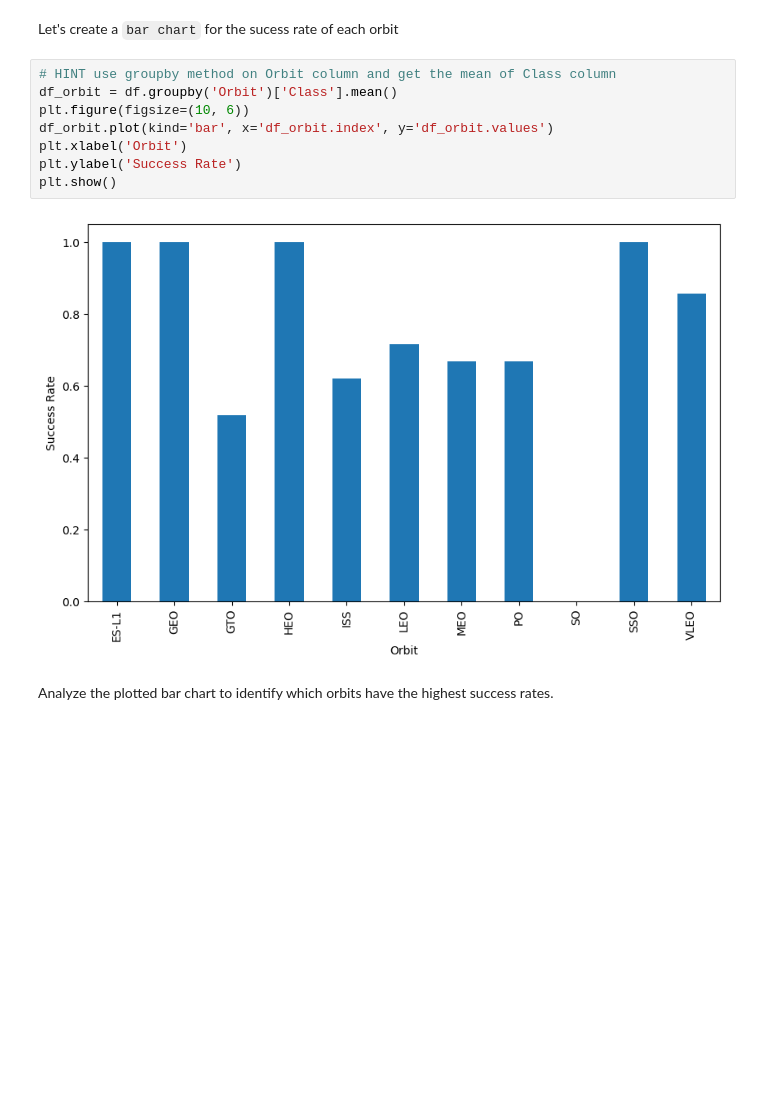
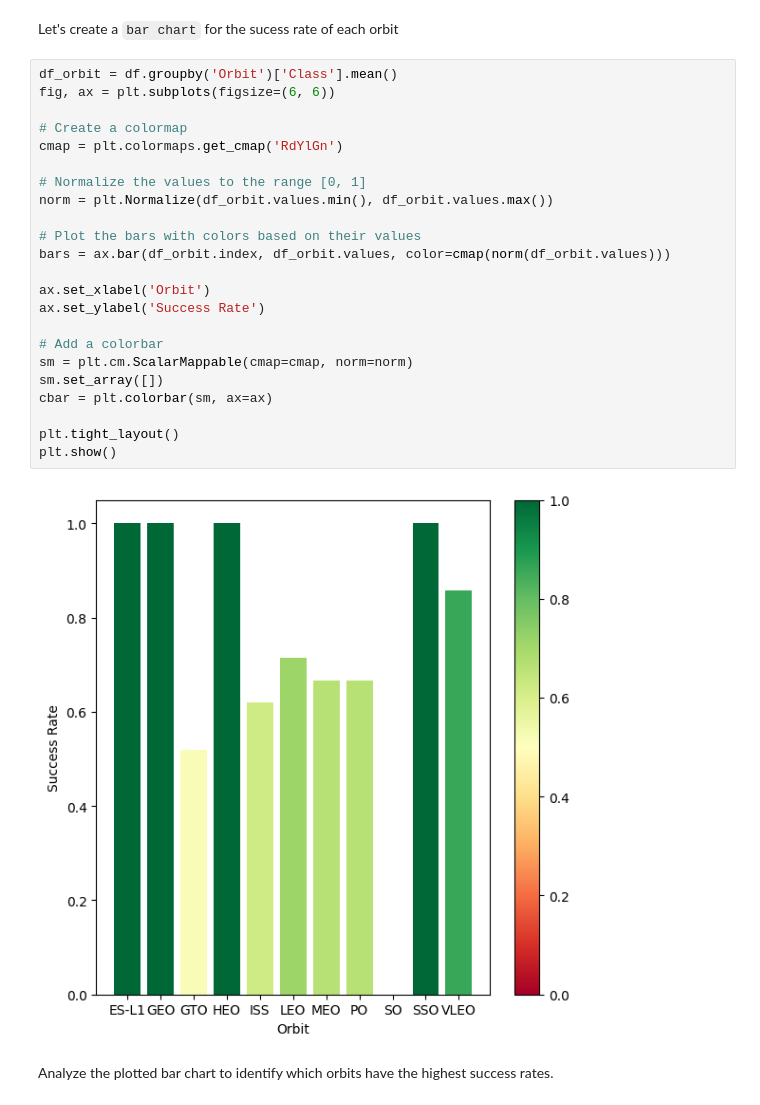
Before and after one commit to GeminiSaeed/SpaceY, a Jupyter notebook: SpaceX_EDA_Data_Visualization.ipynb, the cells around one changed output. Cells and saved outputs as stored; diff of their text form; blank space fills up the shorter version.

```diff
--- a/SpaceX_EDA_Data_Visualization.ipynb
+++ b/SpaceX_EDA_Data_Visualization.ipynb
@@ -124,16 +116,31 @@ Now if you observe Payload Mass Vs. Launch Site scatter point chart you will fin
 Next, we want to visually check if there are any relationship between success rate and orbit type.
 # %% [markdown]
 Let's create a `bar chart` for the sucess rate of each orbit
-# %%
-# HINT use groupby method on Orbit column and get the mean of Class column
-df_orbit = df.groupby('Orbit')['Class'].mean()
-plt.figure(figsize=(10, 6))
-df_orbit.plot(kind='bar', x='df_orbit.index', y='df_orbit.values')
-plt.xlabel('Orbit')
-plt.ylabel('Success Rate')
-plt.show()
-# %% [output]
-[figure, removed]
+# %%
+df_orbit = df.groupby('Orbit')['Class'].mean()
+fig, ax = plt.subplots(figsize=(6, 6))
+
+# Create a colormap
+cmap = plt.colormaps.get_cmap('RdYlGn')
+
+# Normalize the values to the range [0, 1]
+norm = plt.Normalize(df_orbit.values.min(), df_orbit.values.max())
+
+# Plot the bars with colors based on their values
+bars = ax.bar(df_orbit.index, df_orbit.values, color=cmap(norm(df_orbit.values)))
+
+ax.set_xlabel('Orbit')
+ax.set_ylabel('Success Rate')
+
+# Add a colorbar
+sm = plt.cm.ScalarMappable(cmap=cmap, norm=norm)
+sm.set_array([])
+cbar = plt.colorbar(sm, ax=ax)
+
+plt.tight_layout()
+plt.show()
+# %% [output]
+[figure, added]
 # %% [markdown]
 Analyze the plotted bar chart to identify which orbits have the highest success rates.
 # %% [markdown]
```
Also changed, not shown: parts of 8 cells of this notebook.
